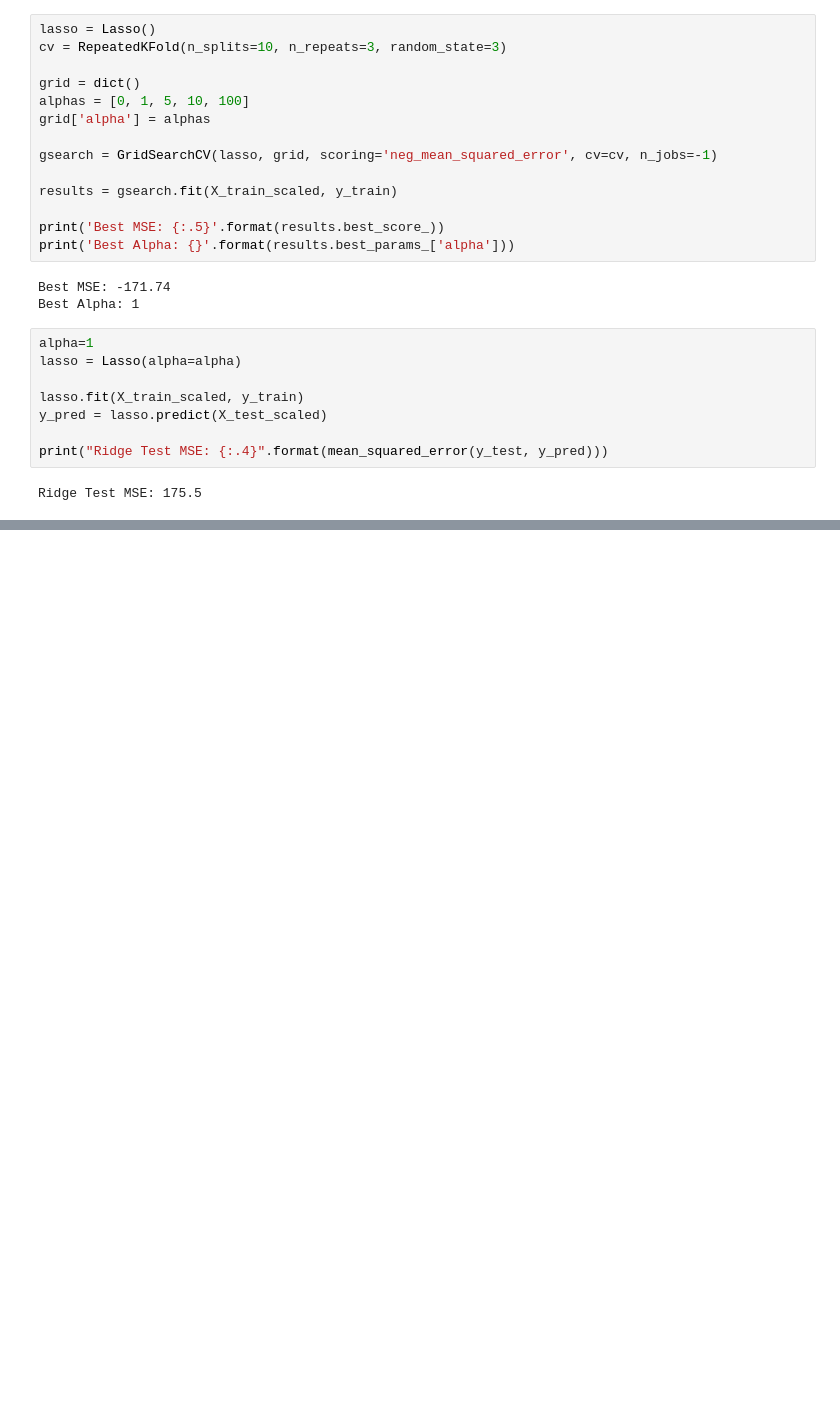
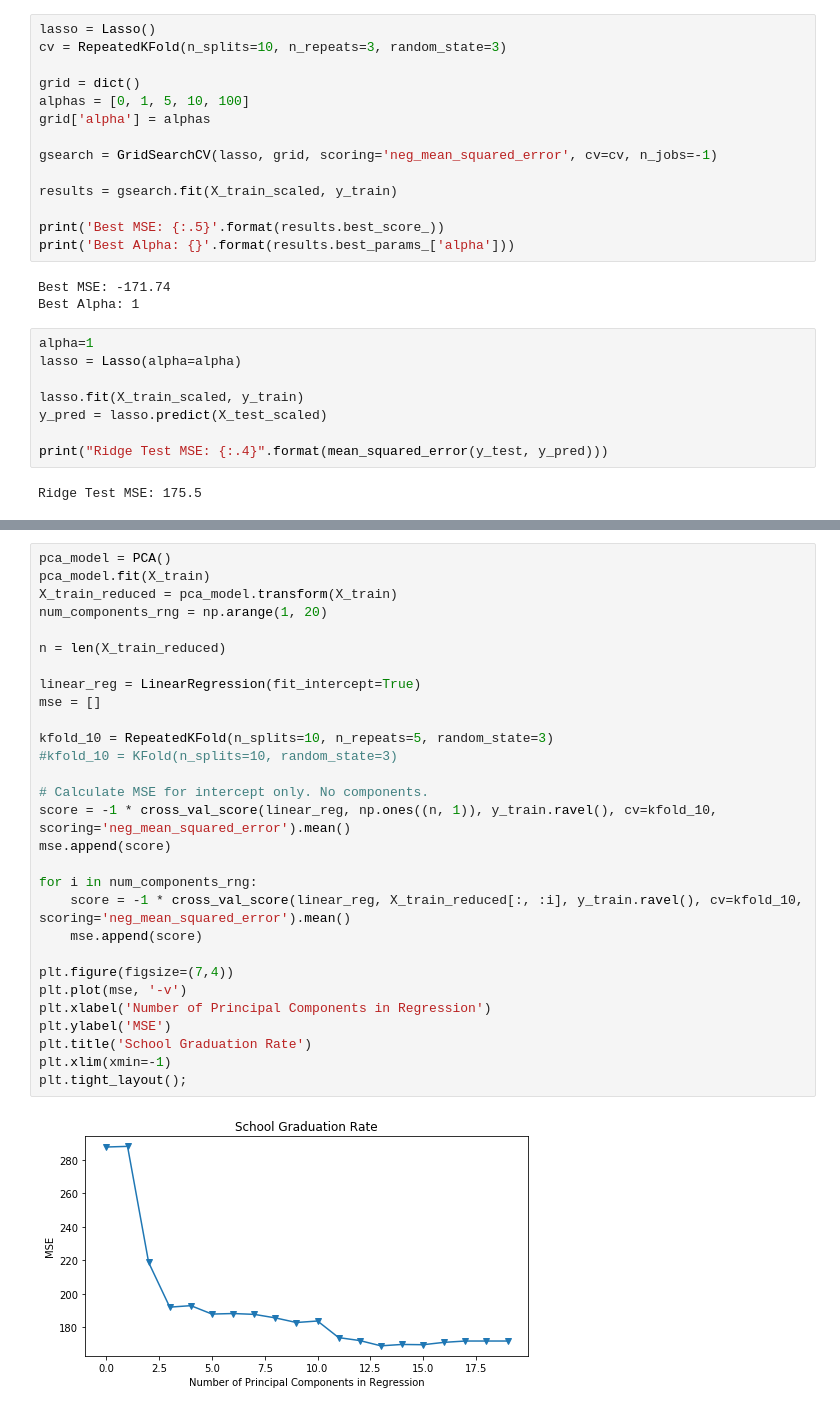
Before and after one commit to Morgan-Sell/islr-labs-exercises-python, a Jupyter notebook: exercises/06_linear_model_sel_reg.ipynb, the cells around one changed output, grey strips where cells are left out. Drawn from its saved outputs; the diff is of its cells as text; blank space fills up the shorter version.

```diff
--- a/exercises/06_linear_model_sel_reg.ipynb
+++ b/exercises/06_linear_model_sel_reg.ipynb
@@ -269,0 +274,31 @@ Ridge Test MSE: 175.5
+# %%
+pca_model = PCA()
+pca_model.fit(X_train)
+X_train_reduced = pca_model.transform(X_train)
+num_components_rng = np.arange(1, 20)
+
+n = len(X_train_reduced)
+
+linear_reg = LinearRegression(fit_intercept=True)
+mse = []
+
+kfold_10 = RepeatedKFold(n_splits=10, n_repeats=5, random_state=3)
+#kfold_10 = KFold(n_splits=10, random_state=3)
+
+# Calculate MSE for intercept only. No components.
+score = -1 * cross_val_score(linear_reg, np.ones((n, 1)), y_train.ravel(), cv=kfold_10, scoring='neg_mean_squared_error').mean()
+mse.append(score)
+
+for i in num_components_rng:
+    score = -1 * cross_val_score(linear_reg, X_train_reduced[:, :i], y_train.ravel(), cv=kfold_10, scoring='neg_mean_squared_error').mean()
+    mse.append(score)
+
+plt.figure(figsize=(7,4))
+plt.plot(mse, '-v')
+plt.xlabel('Number of Principal Components in Regression')
+plt.ylabel('MSE')
+plt.title('School Graduation Rate')
+plt.xlim(xmin=-1)
+plt.tight_layout();
+# %% [output]
+[figure, added]
```
Also changed, not shown: parts of 8 cells of this notebook.
